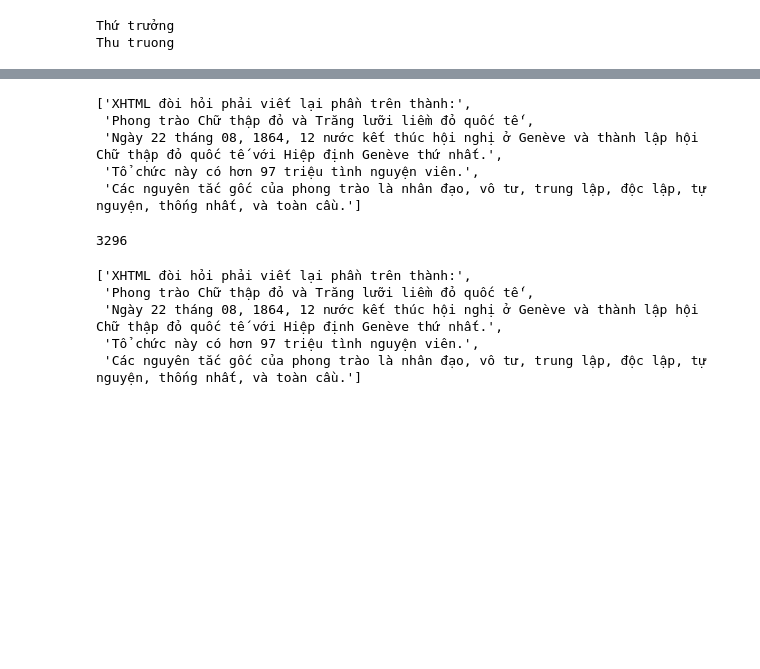
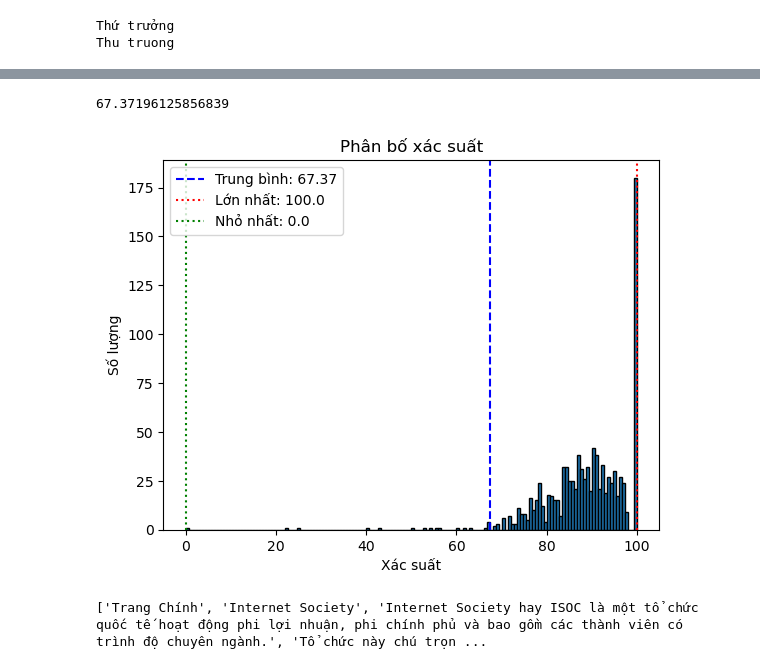
Before and after one commit to kingofnonames/Project-1, a Jupyter notebook: project1.ipynb, the cells around one changed output, grey strips where cells are left out. Saved outputs shown, nothing was run; the diff lists cells and outputs as text; code cells hidden in the pictures; blank space fills up the shorter version.

```diff
--- a/project1.ipynb
+++ b/project1.ipynb
@@ -271,0 +330,3 @@ plt.show()
+# %%
+random.seed(42)
+test_data_2_result = random.sample(train_ipt_500k[10000:], 1000)
@@ -271,0 +353,3 @@ plt.show()
+# %%
+test_data_2 = [remove_diacritic(test_data_no_diacritic) for test_data_no_diacritic in test_data_2_result]
+test_data_2[:5]
@@ -272,15 +362,31 @@ plt.show()
+# %%
+similarity_prob1 = 0
+similarity_prob_list1 = []
+for i in range(len(test_data_1)):
+    test_data_diacritic = " ".join(beam_search(test_data_2[i].split(" "), states, start_prob, trans_prob, emit_prob))
+    similarity_prob1 += compare_words(test_data_diacritic, test_data_2_result[i]) / len(test_data_2)
+    similarity_prob_list1.append(compare_words(test_data_diacritic, test_data_2_result[i]))
+# %%
+similarity_prob1
+# %% [output]
+67.37196125856839
+# %%
+plt.hist(similarity_prob_list, bins = 150, edgecolor = "black")
+plt.title("Phân bố xác suất")
+plt.xlabel("Xác suất")
+plt.ylabel("Số lượng")
+plt.axvline(similarity_prob1, color='blue', linestyle='dashed', linewidth=1.5, label=f'Trung bình: {similarity_prob1:.2f}')
+plt.axvline(max(similarity_prob_list1), color='red', linestyle='dotted', linewidth=1.5, label=f'Lớn nhất: {max(similarity_prob_list1)}')
+plt.axvline(min(similarity_prob_list1), color='green', linestyle='dotted', linewidth=1.5, label=f'Nhỏ nhất: {min(similarity_prob_list1)}')
+plt.legend()
+plt.savefig(r"D:\Tài liệu học đại học\Project1\Project-1\images\result_1_HMM_pic5678.png", format="png", dpi=300)
+plt.show()
+# %% [output]
+[figure, added]
 # %%
-dataset_test = train_ipt_500k[5678:6789]
-sentences_data_test = [sent for sentence in dataset_test for sent in split_into_sentences(sentence)]
+dataset2 = train_ipt_500k[:10000]
+sentences_data2 = [sent for sentence in dataset2 for sent in split_into_sentences(sentence)]
+#remove_punctuation_corpus(dataset)
+print(sentences_data2[:10])
+# %% [output]
+['Trang Chính', 'Internet Society', 'Internet Society hay ISOC là một tổ chức quốc tế hoạt động phi lợi nhuận, phi chính phủ và bao gồm các thành viên có trình độ chuyên ngành.', 'Tổ chức này chú trọn ...
-# %%
-sentences_data_test[:5]
-# %% [output]
-['XHTML đòi hỏi phải viết lại phần trên thành:',
- 'Phong trào Chữ thập đỏ và Trăng lưỡi liềm đỏ quốc tế',
- 'Ngày 22 tháng 08, 1864, 12 nước kết thúc hội nghị ở Genève và thành lập hội Chữ thập đỏ quốc tế với Hiệp định Genève thứ nhất.',
- 'Tổ chức này có hơn 97 triệu tình nguyện viên.',
- 'Các nguyên tắc gốc của phong trào là nhân đạo, vô tư, trung lập, độc lập, tự nguyện, thống nhất, và toàn cầu.']
-# %%
-len(sentences_data_test)
-# %% [output]
-3296
@@ -289,8 +392,0 @@ test_data_2_result = [sentence for sentence in sentences_data_test if len(senten
-# %%
-test_data_2_result[:5]
-# %% [output]
-['XHTML đòi hỏi phải viết lại phần trên thành:',
- 'Phong trào Chữ thập đỏ và Trăng lưỡi liềm đỏ quốc tế',
- 'Ngày 22 tháng 08, 1864, 12 nước kết thúc hội nghị ở Genève và thành lập hội Chữ thập đỏ quốc tế với Hiệp định Genève thứ nhất.',
- 'Tổ chức này có hơn 97 triệu tình nguyện viên.',
- 'Các nguyên tắc gốc của phong trào là nhân đạo, vô tư, trung lập, độc lập, tự nguyện, thống nhất, và toàn cầu.']
```
Also changed, not shown: parts of 47 cells of this notebook, 21 other files.
